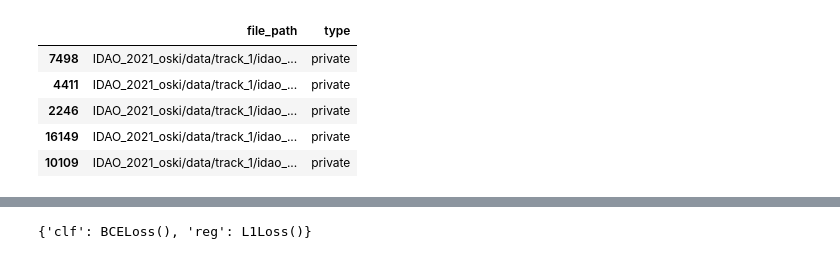
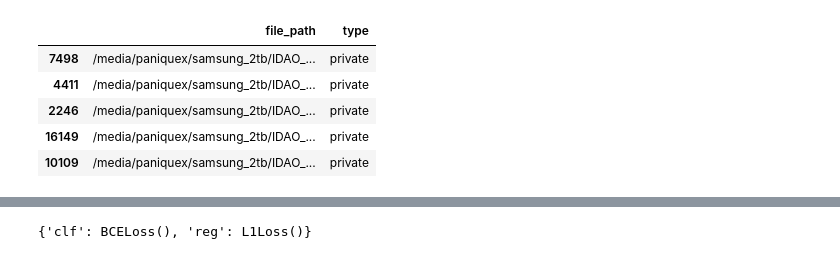
Before and after one commit to paniquex/IDAO_2021_oski, a Jupyter notebook: notebooks/collab_training_pipeline_pseudolabeling.ipynb, the cells around one changed output, grey strips where cells are left out. Drawn from its saved outputs; the diff is of its cells as text; code cells hidden in the pictures.

```diff
--- a/notebooks/collab_training_pipeline_pseudolabeling.ipynb
+++ b/notebooks/collab_training_pipeline_pseudolabeling.ipynb
@@ -22 +1,3 @@ Mon Mar 29 17:35:49 2021
+# %%
+COLAB = False
 # %%
@@ -91,7 +45,10 @@ from models import Wrapper, MixUp
 from pipeline_utils import training, pseudolabeling
 from models import ENCODER_PARAMS
 # %%
-PATH_TO_CFG = "IDAO_2021_oski/config/config.yaml"
+if COLAB:
+    PATH_TO_CFG = "IDAO_2021_oski/config/config.yaml"
+else:
+    PATH_TO_CFG = "../config/config.yaml"
 with open(PATH_TO_CFG, "r") as file:
     config = yaml.load(file)
 
@@ -111,7 +68,10 @@ device_ids = [str(id) for id in config["general"]["device_ids"]]
 ids = ",".join(device_ids)
 DEVICE = torch.device(f"cuda:{ids}")
 # %%
-DATA_ROOT = "IDAO_2021_oski/data/track_1/idao_dataset"
+if COLAB:
+    DATA_ROOT = "IDAO_2021_oski/data/track_1/idao_dataset"
+else:
+    DATA_ROOT = "../data/track_1/idao_dataset"
 # %%
 train = pd.read_csv(os.path.join(DATA_ROOT, "train.csv"), index_col=0)
 
@@ -136,12 +97,13 @@ train.sample(10)
 # %%
 test = pd.read_csv(os.path.join(DATA_ROOT, "test.csv"), index_col=0)
-test["file_path"] = test["file_path"].str.replace("/media/paniquex/samsung_2tb/IDAO_2021_oski", "IDAO_2021_oski")
+if COLAB:
+    test["file_path"] = test["file_path"].str.replace("/media/paniquex/samsung_2tb/IDAO_2021_oski", "IDAO_2021_oski")
 test.sample(5)
 # %% [output]
 |  | file_path | type |
-| 7498 | IDAO_2021_oski/data/track_1/idao_... | private |
-| 4411 | IDAO_2021_oski/data/track_1/idao_... | private |
-| 2246 | IDAO_2021_oski/data/track_1/idao_... | private |
-| 16149 | IDAO_2021_oski/data/track_1/idao_... | private |
-| 10109 | IDAO_2021_oski/data/track_1/idao_... | private |
+| 7498 | /media/paniquex/samsung_2tb/IDAO_... | private |
+| 4411 | /media/paniquex/samsung_2tb/IDAO_... | private |
+| 2246 | /media/paniquex/samsung_2tb/IDAO_... | private |
+| 16149 | /media/paniquex/samsung_2tb/IDAO_... | private |
+| 10109 | /media/paniquex/samsung_2tb/IDAO_... | private |
 # %%
```
Also changed, not shown: parts of 15 cells of this notebook, 3 other files.
